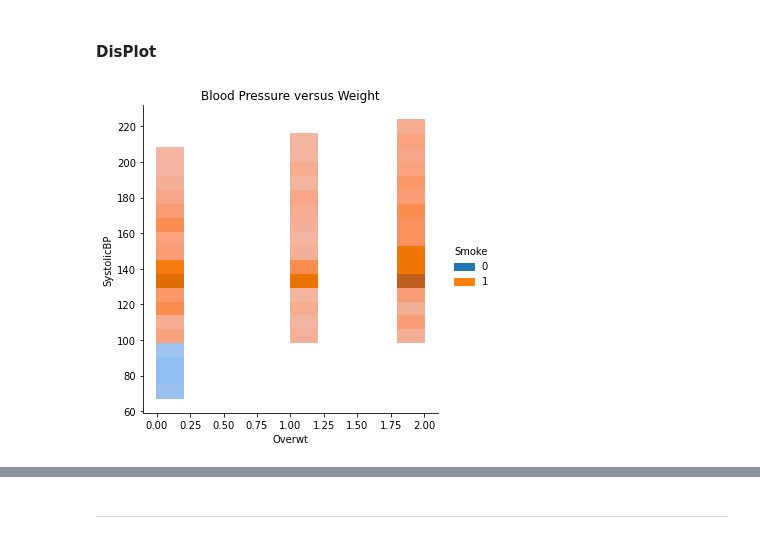
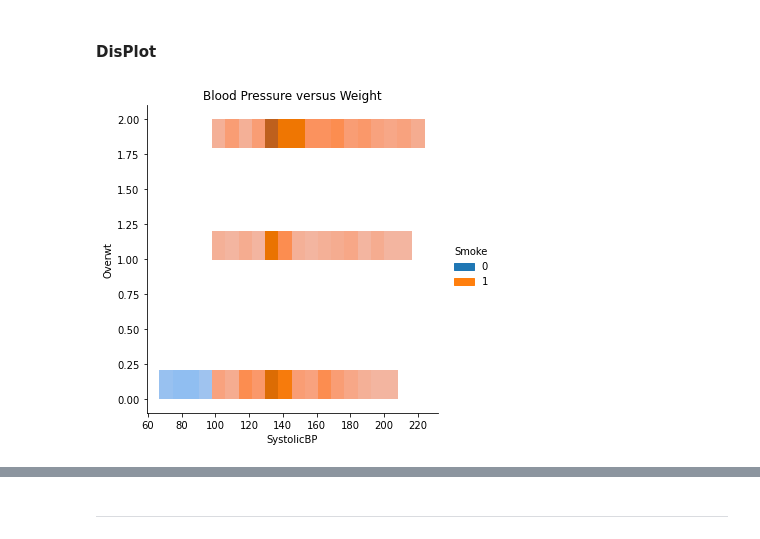
Before and after one commit to jonkavana/PODA-Simulation-2020, a Jupyter notebook: Phenomenon Simulated Data.ipynb, the cells around one changed output, grey strips where cells are left out. Cells and saved outputs as stored; diff of their text form; code cells hidden in the pictures.

```diff
--- a/Phenomenon Simulated Data.ipynb
+++ b/Phenomenon Simulated Data.ipynb
@@ -190,7 +191,7 @@ import seaborn as sns
 # %% [markdown]
 #### DisPlot
 # %%
-sns.displot(data=df, x="Overwt", y="SystolicBP", hue="Smoke").set(title="Blood Pressure versus Weight");
+sns.displot(data=df, x="SystolicBP", y="Overwt", hue="Smoke").set(title="Blood Pressure versus Weight");
 # %% [output]
-[figure, old version]
+[figure, new version]
 # %% [markdown]
```
Also changed, not shown: parts of 35 cells of this notebook.
